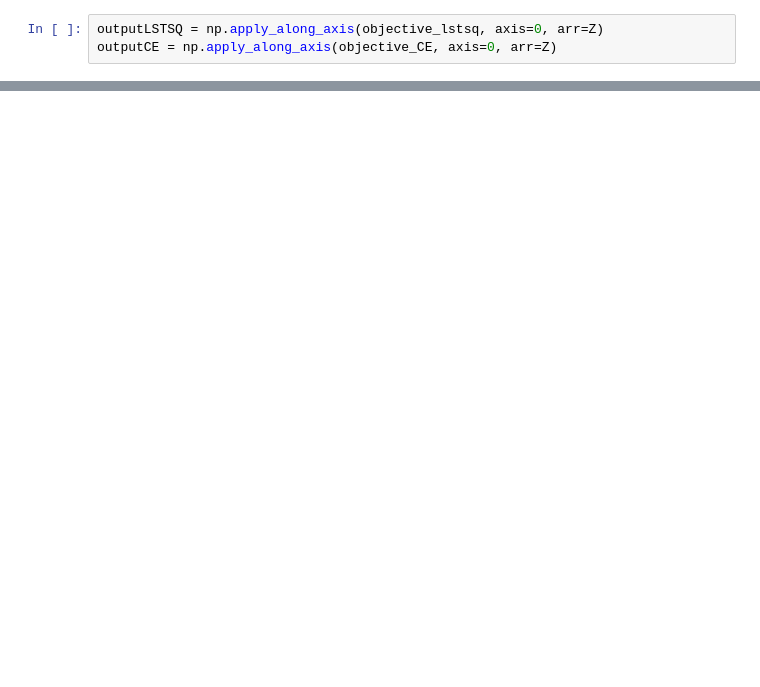
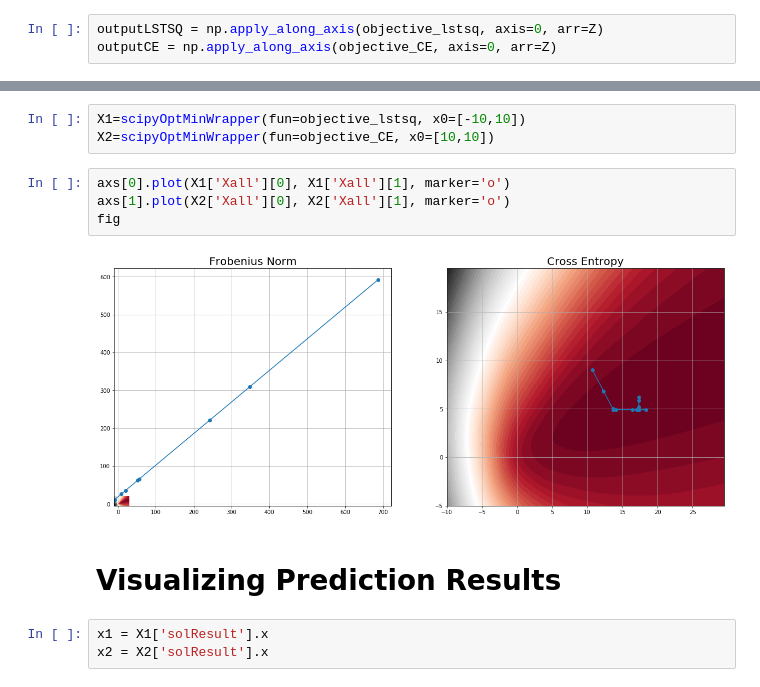
Before and after one commit to tXiao95/py_experiments, a Jupyter notebook: LogisticRegressionObjectiveFunction.ipynb, the cells around one changed output, grey strips where cells are left out. Saved outputs shown, nothing was run; the diff lists cells and outputs as text; blank space fills up the shorter version.

```diff
--- a/LogisticRegressionObjectiveFunction.ipynb
+++ b/LogisticRegressionObjectiveFunction.ipynb
@@ -65,0 +158,14 @@ One is non-convex, one is convex. That's all the reason you need to go with Cros
+# %%
+X1=scipyOptMinWrapper(fun=objective_lstsq, x0=[-10,10])
+X2=scipyOptMinWrapper(fun=objective_CE, x0=[10,10])
+# %%
+axs[0].plot(X1['Xall'][0], X1['Xall'][1], marker='o')
+axs[1].plot(X2['Xall'][0], X2['Xall'][1], marker='o')
+fig
+# %% [output]
+[figure, added]
+# %% [markdown]
+# Visualizing Prediction Results
+# %%
+x1 = X1['solResult'].x
+x2 = X2['solResult'].x
```
Also changed, not shown: parts of 31 cells of this notebook, 2 other files.
